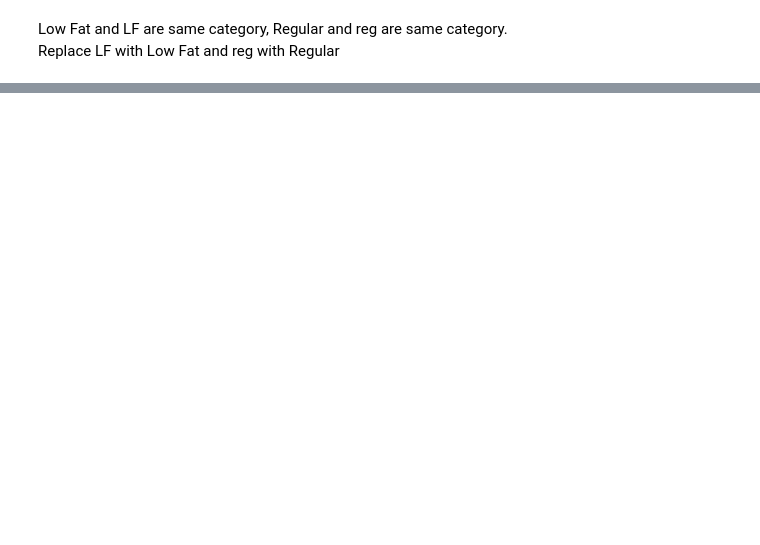
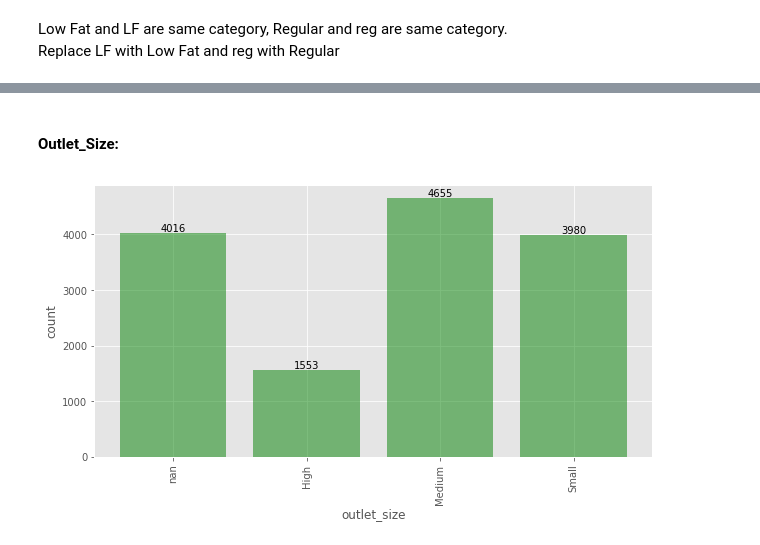
Before and after one commit to tanujbafila01/utils, a Jupyter notebook: av_bmsp_r_to_python.ipynb, the cells around one changed output, grey strips where cells are left out. Drawn from its saved outputs; the diff is of its cells as text; code cells hidden in the pictures; blank space fills up the shorter version.

```diff
--- a/av_bmsp_r_to_python.ipynb
+++ b/av_bmsp_r_to_python.ipynb
@@ -281,0 +317,14 @@ plot = plt.hist(train['Item_Fat_Content'], color='g', label='item_fat_content')
+# %% [markdown]
+#### Outlet_Size:
+# %%
+fig = plt.figure(figsize=(10,5))
+ax = fig.add_subplot(111)
+plt.xlabel('outlet_size')
+plt.ylabel('count')
+plt.xticks(rotation=90)
+freq1 = combi['Outlet_Size'].value_counts(dropna=False)      #TODO: plot histogram without NaN values
+bins1 = freq1.index
+x2=ax.bar(bins1, freq1, color='g',  alpha=0.5)
+autolabel(x2)
+# %% [output]
+[figure, added]
```
Also changed, not shown: parts of 126 cells of this notebook.
